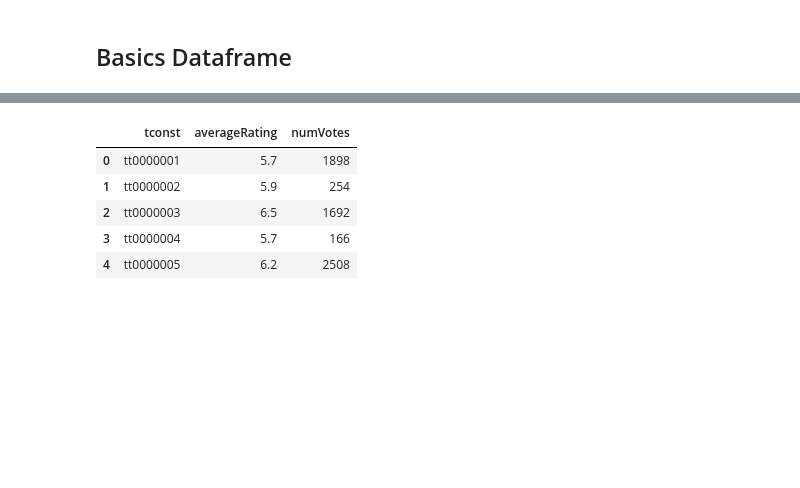
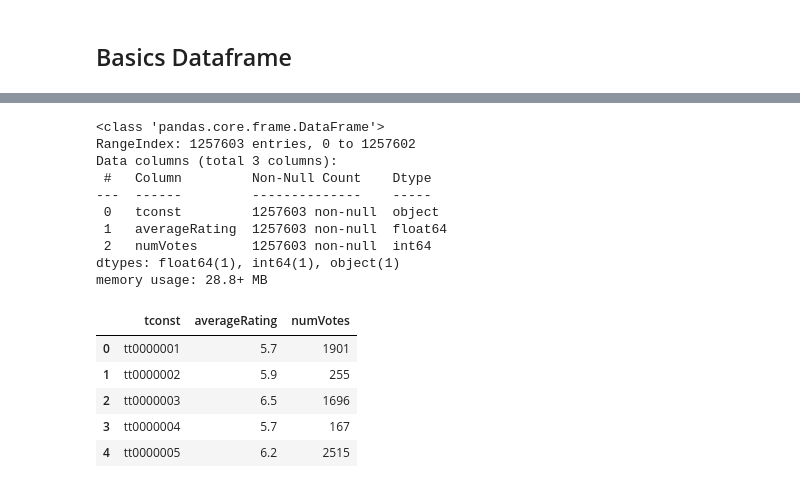
Before and after one commit to cole-beach/IMDB-Project, a Jupyter notebook: IMDB-Project.ipynb, the cells around one changed output, grey strips where cells are left out. Cells and saved outputs as stored; diff of their text form; code cells hidden in the pictures; blank space fills up the shorter version.

```diff
--- a/IMDB-Project.ipynb
+++ b/IMDB-Project.ipynb
@@ -148,0 +215,4 @@ basics
+# %%
+# Replace "\N" with np.nan (if any)
+ratings.replace({'\\N':np.nan},inplace=True)
+check_nulls_nunique(ratings)
@@ -160,12 +381,23 @@ basics.head()
 # %%
-ratings.to_csv("Data/title_ratings.csv.gz",compression='gzip',index=False)
-ratings = pd.read_csv("Data/title_ratings.csv.gz", low_memory = False)
+ratings.to_csv("Data/title_ratings_cleaned.csv.gz",compression='gzip',index=False)
+ratings = pd.read_csv("Data/title_ratings_cleaned.csv.gz", low_memory = False)
+ratings.info()
 ratings.head()
 # %% [output]
+<class 'pandas.core.frame.DataFrame'>
+RangeIndex: 1257603 entries, 0 to 1257602
+Data columns (total 3 columns):
+ #   Column         Non-Null Count    Dtype
+---  ------         --------------    -----
+ 0   tconst         1257603 non-null  object
+ 1   averageRating  1257603 non-null  float64
+ 2   numVotes       1257603 non-null  int64
+dtypes: float64(1), int64(1), object(1)
+memory usage: 28.8+ MB
 |  | tconst | averageRating | numVotes |
-| 0 | tt0000001 | 5.7 | 1898 |
-| 1 | tt0000002 | 5.9 | 254 |
-| 2 | tt0000003 | 6.5 | 1692 |
-| 3 | tt0000004 | 5.7 | 166 |
-| 4 | tt0000005 | 6.2 | 2508 |
+| 0 | tt0000001 | 5.7 | 1901 |
+| 1 | tt0000002 | 5.9 | 255 |
+| 2 | tt0000003 | 6.5 | 1696 |
+| 3 | tt0000004 | 5.7 | 167 |
+| 4 | tt0000005 | 6.2 | 2515 |
 # %%
```
Also changed, not shown: parts of 46 cells of this notebook, 3 other files.
